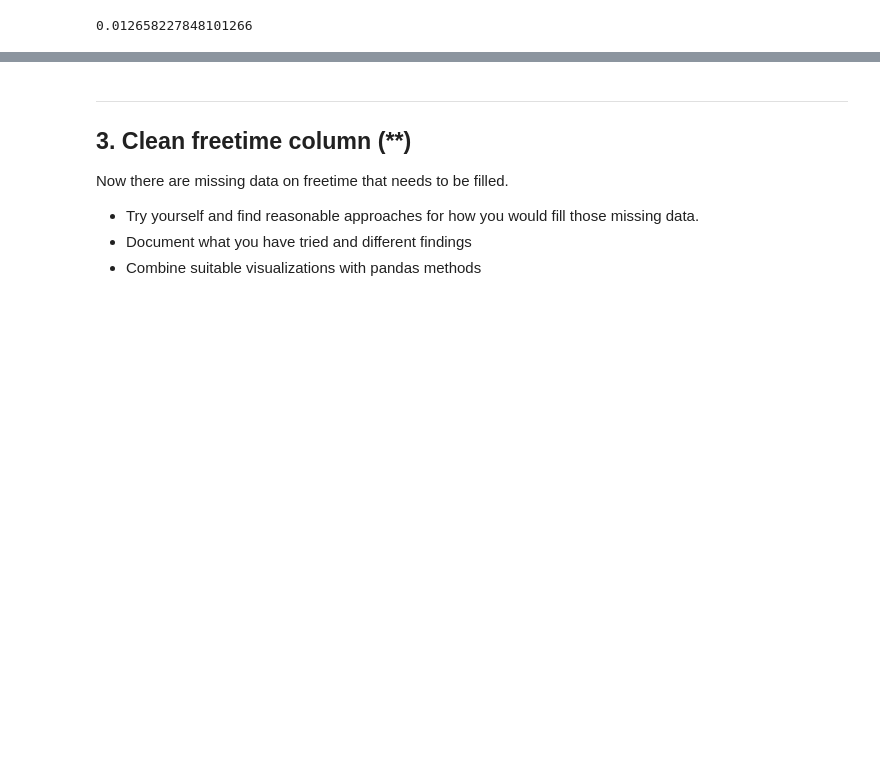
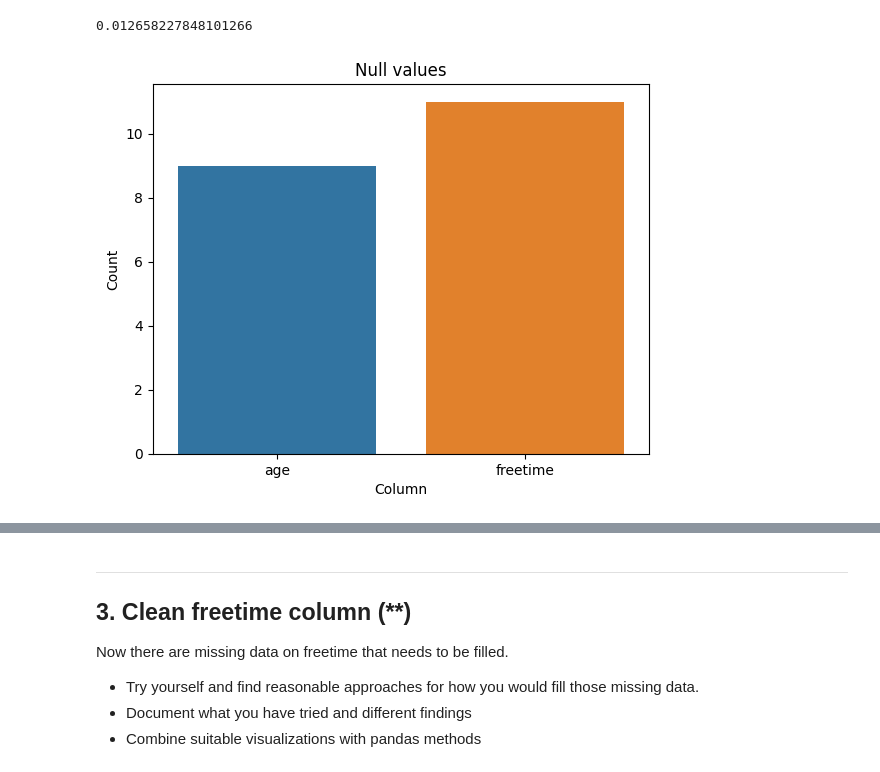
Before and after one commit to joan17920-lab/Databehandling-Joan-Z, a Jupyter notebook: Exercises/E01_missing_aggregation.ipynb, the cells around one changed output, grey strips where cells are left out. Saved outputs shown, nothing was run; the diff lists cells and outputs as text; code cells hidden in the pictures; blank space fills up the shorter version.

```diff
--- a/Exercises/E01_missing_aggregation.ipynb
+++ b/Exercises/E01_missing_aggregation.ipynb
@@ -194,6 +194,11 @@ constitutes_nanrow = len(data_student[data_student[["freetime","age"]].isnull().
 constitutes_nanrow
 # %% [output]
 0.012658227848101266
+# %%
+data_clean_student = data_student.drop(data_student[data_student[["freetime","age"]].isnull().all(axis=1)].index)
+data_utils.nulldata_plot(data_clean_student)
+# %% [output]
+[figure, added]
 # %% [markdown]
 ---
 ## 2. Clean the data (*)
```
